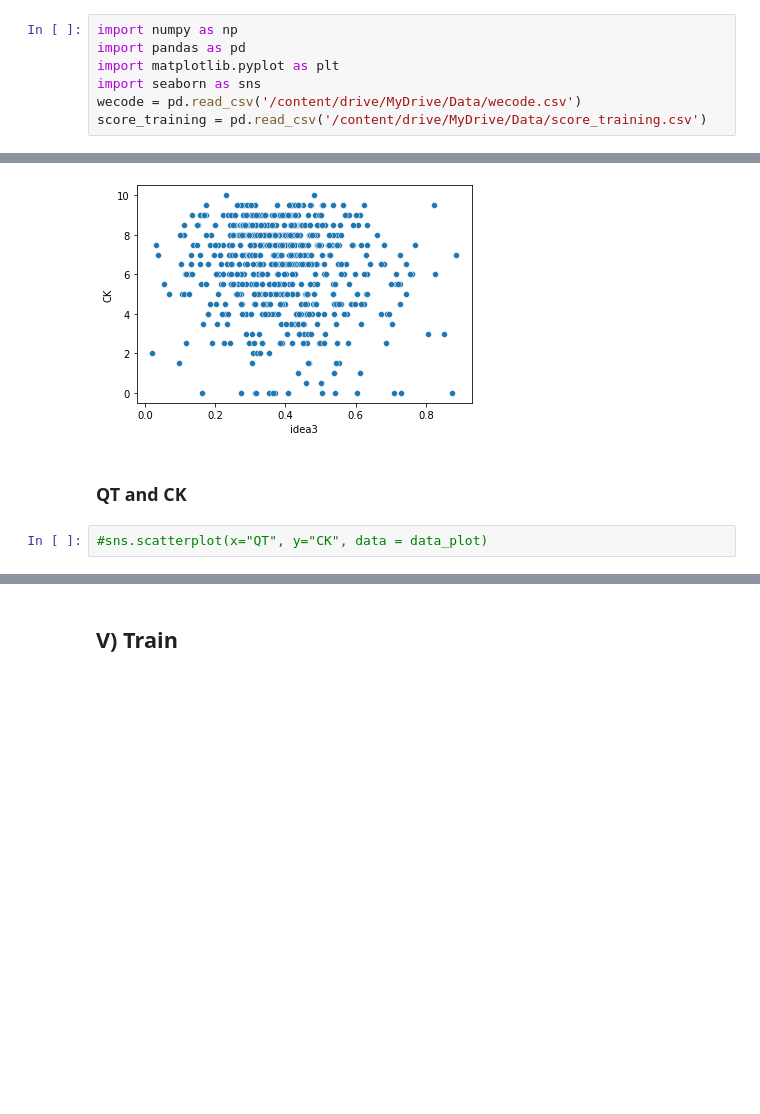
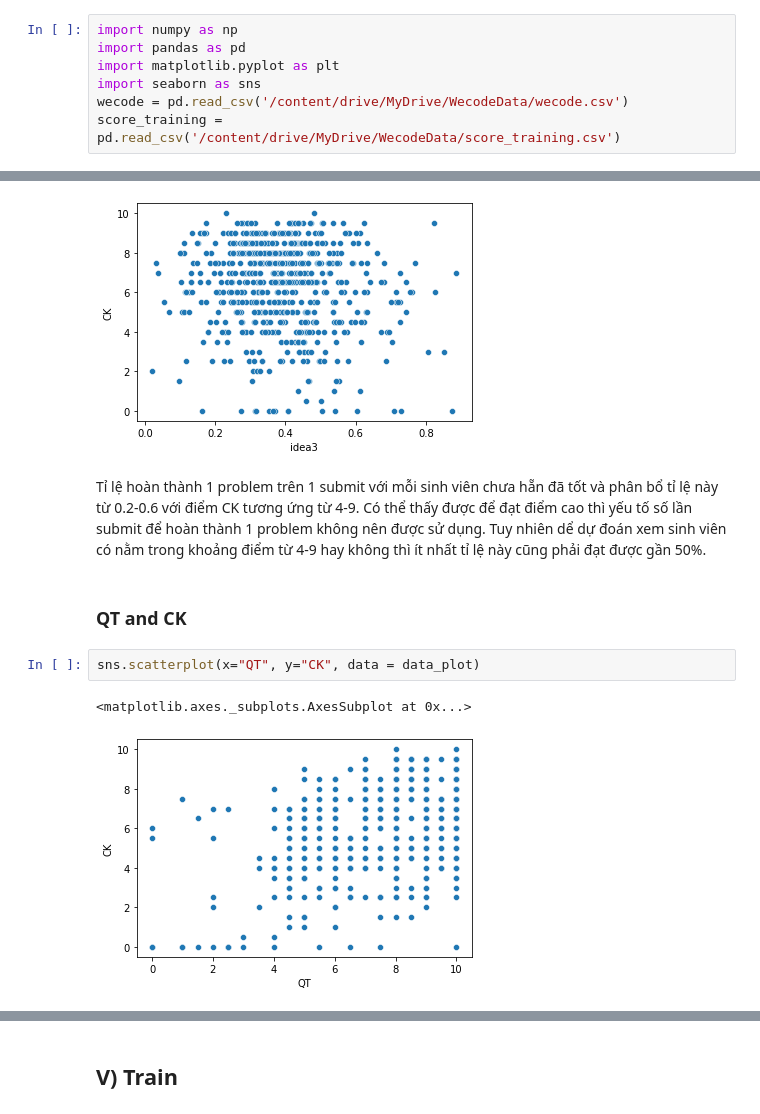
Before and after one commit to lavatus/CS114.L21, a Jupyter notebook: Predict_Score_Wecode.ipynb, the cells around one changed output, grey strips where cells are left out. Cells and saved outputs as stored; diff of their text form; blank space fills up the shorter version.

```diff
--- a/Predict_Score_Wecode.ipynb
+++ b/Predict_Score_Wecode.ipynb
@@ -17,8 +17,8 @@ import numpy as np
 import pandas as pd
 import matplotlib.pyplot as plt
 import seaborn as sns
-wecode = pd.read_csv('/content/drive/MyDrive/Data/wecode.csv')
-score_training = pd.read_csv('/content/drive/MyDrive/Data/score_training.csv')
+wecode = pd.read_csv('/content/drive/MyDrive/WecodeData/wecode.csv')
+score_training = pd.read_csv('/content/drive/MyDrive/WecodeData/score_training.csv')
 # %%
 wecode.info()
 # %% [output]
@@ -203,7 +215,12 @@ sns.scatterplot(x="idea3", y="CK", data=data_plot)
 # %% [output]
 <matplotlib.axes._subplots.AxesSubplot at 0x...>
 [figure]
+# %% [markdown]
+Tỉ lệ hoàn thành 1 problem trên 1 submit với mỗi sinh viên chưa hẵn đã tốt và phân bổ tỉ lệ này từ 0.2-0.6 với điểm CK tương ứng từ 4-9. Có thể thấy được để đạt điểm cao thì yếu tố số lần submit để hoàn thành 1 problem không nên được sử dụng. Tuy nhiên dể dự đoán xem sinh viên có nằm trong khoảng điểm từ 4-9 hay không thì ít nhất tỉ lệ này cũng phải đạt được gần 50%.
 # %% [markdown]
 ### QT and CK
 # %%
-#sns.scatterplot(x="QT", y="CK", data = data_plot)
+sns.scatterplot(x="QT", y="CK", data = data_plot)
+# %% [output]
+<matplotlib.axes._subplots.AxesSubplot at 0x...>
+[figure, added]
```
Also changed, not shown: parts of 21 cells of this notebook.
